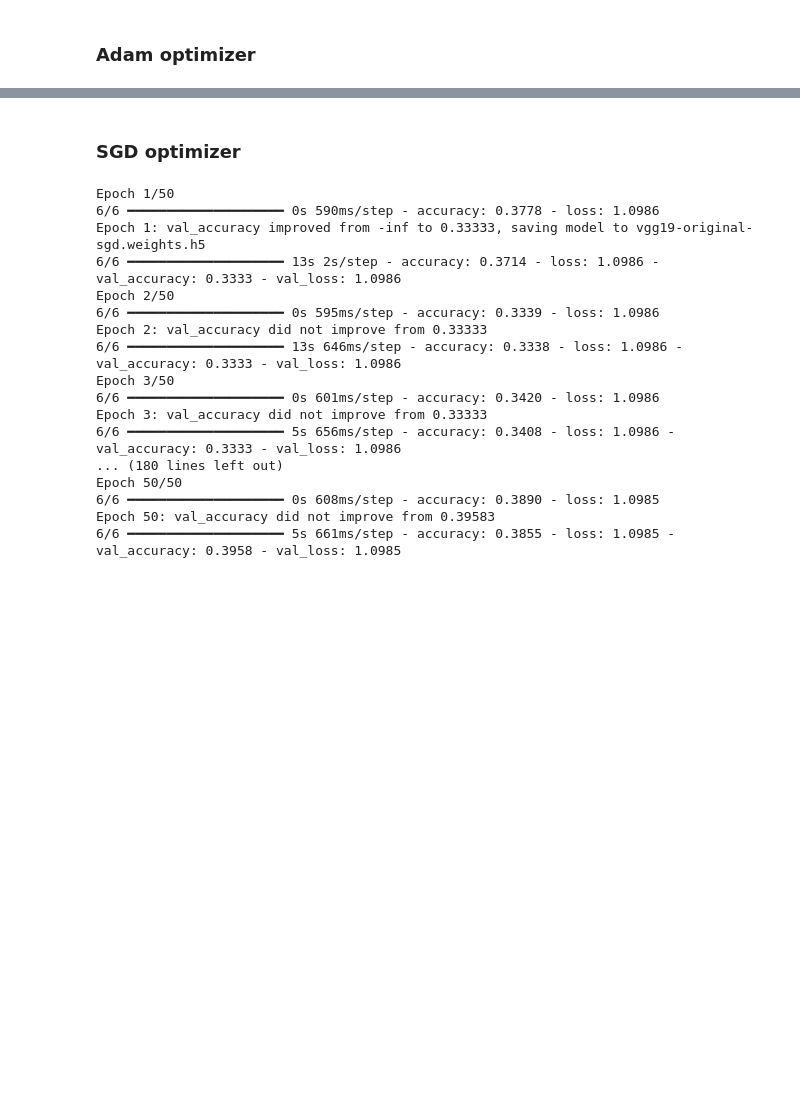
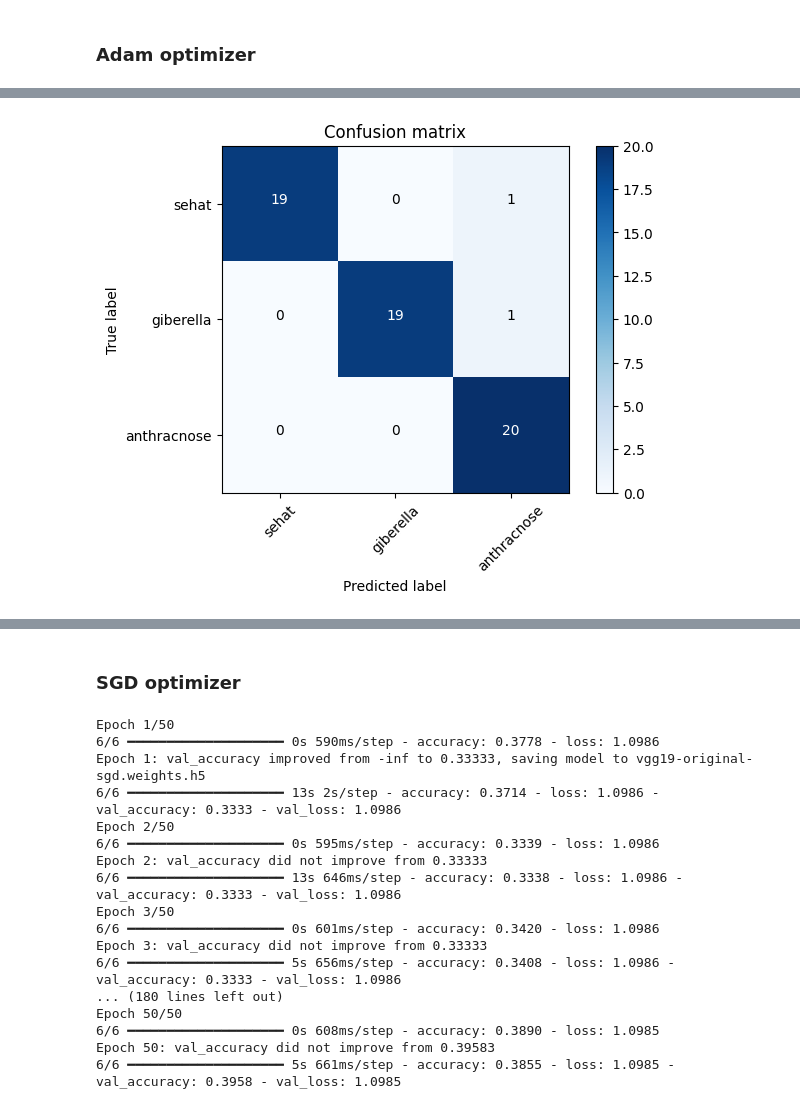
Before and after one commit to egiiputra/corn-stem-disease-classification, a Jupyter notebook: classifier-model.ipynb, the cells around one changed output, grey strips where cells are left out. Cells and saved outputs as stored; diff of their text form; code cells hidden in the pictures; blank space fills up the shorter version.

```diff
--- a/classifier-model.ipynb
+++ b/classifier-model.ipynb
@@ -246,0 +376,10 @@ plot_confusion_matrix(cm_data.numpy(), CLASS_NAMES)
+# %%
+model.load_weights('vgg16-original-adam.weights.h5')
+
+y_pred = model.predict(X_test)
+y_pred = tf.math.argmax(y_pred, axis=1)
+
+cm_data = tf.math.confusion_matrix(y_test, y_pred)
+
+plot_confusion_matrix(cm_data.numpy(), CLASS_NAMES)
+# %% [output]
@@ -246,0 +387 @@ plot_confusion_matrix(cm_data.numpy(), CLASS_NAMES)
+[figure, added]
```
Also changed, not shown: parts of 50 cells of this notebook.
